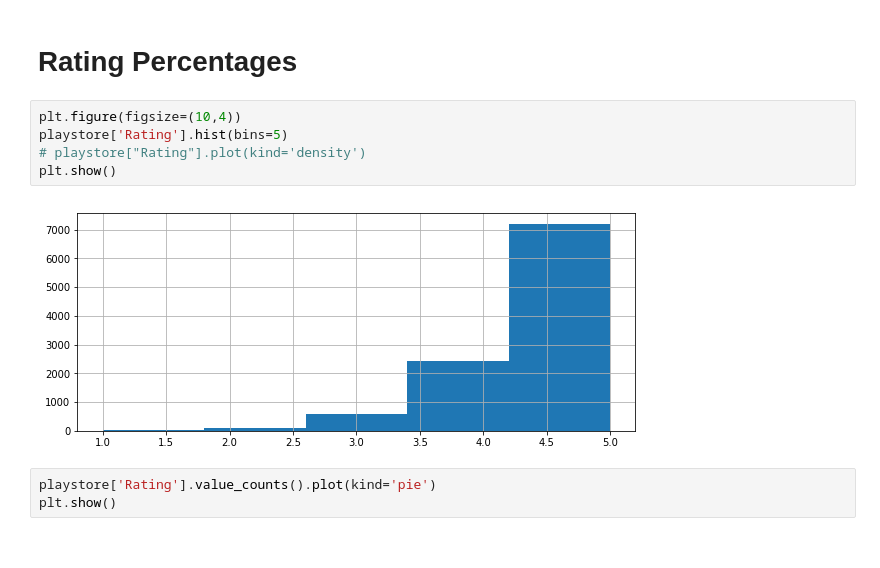
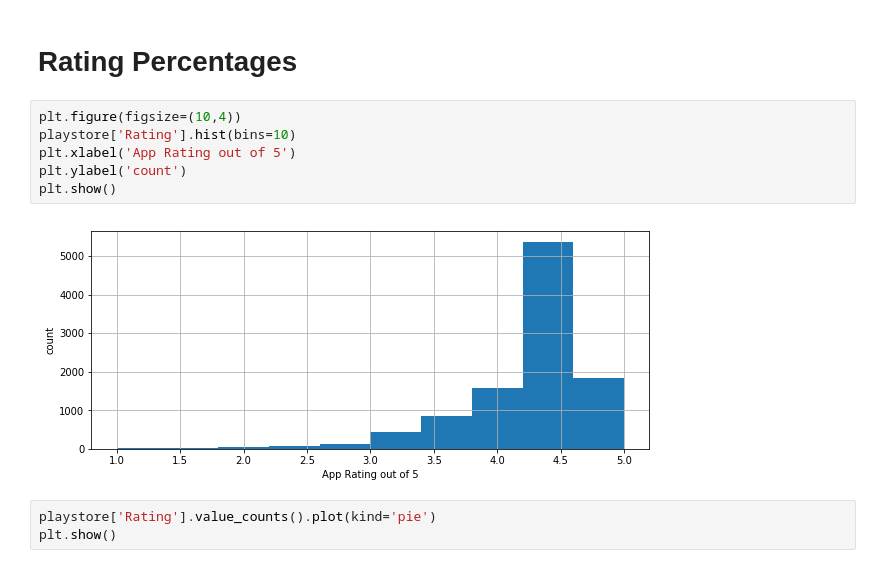
Before and after one commit to Superocker50/CMPT-353-Final-Project, a Jupyter notebook: analyze_google_apps.ipynb, the cells around one changed output. Saved outputs shown, nothing was run; the diff lists cells and outputs as text.

```diff
--- a/analyze_google_apps.ipynb
+++ b/analyze_google_apps.ipynb
@@ -42,11 +44,12 @@ dtype: float64
 # Rating Percentages
 # %%
 plt.figure(figsize=(10,4))
-playstore['Rating'].hist(bins=5)
-# playstore["Rating"].plot(kind='density')
+playstore['Rating'].hist(bins=10)
+plt.xlabel('App Rating out of 5')
+plt.ylabel('count')
 plt.show()
 # %% [output]
-[figure, old version]
+[figure, new version]
 # %%
 playstore['Rating'].value_counts().plot(kind='pie')
 plt.show()
```
Also changed, not shown: parts of 6 cells of this notebook, 1 other file.
